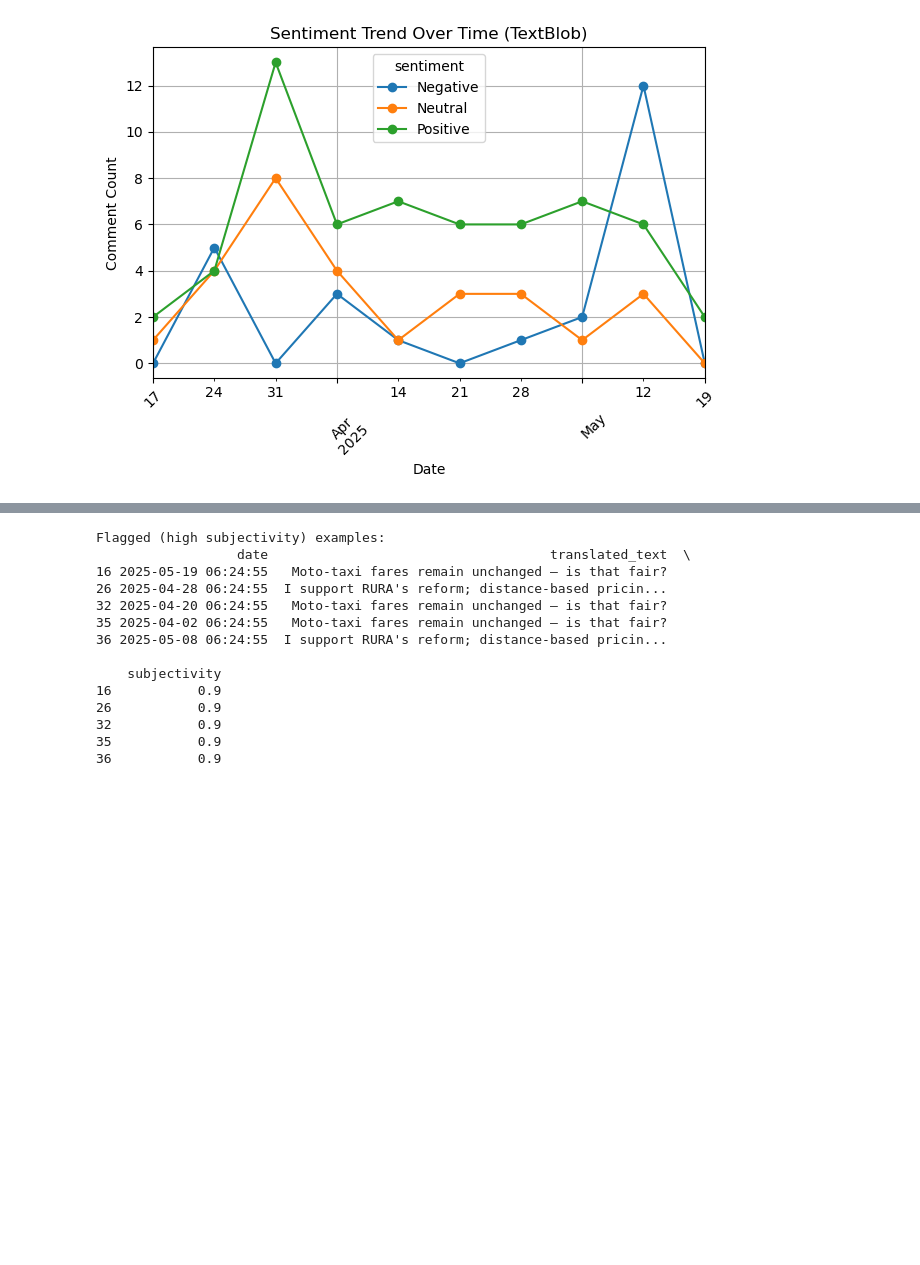
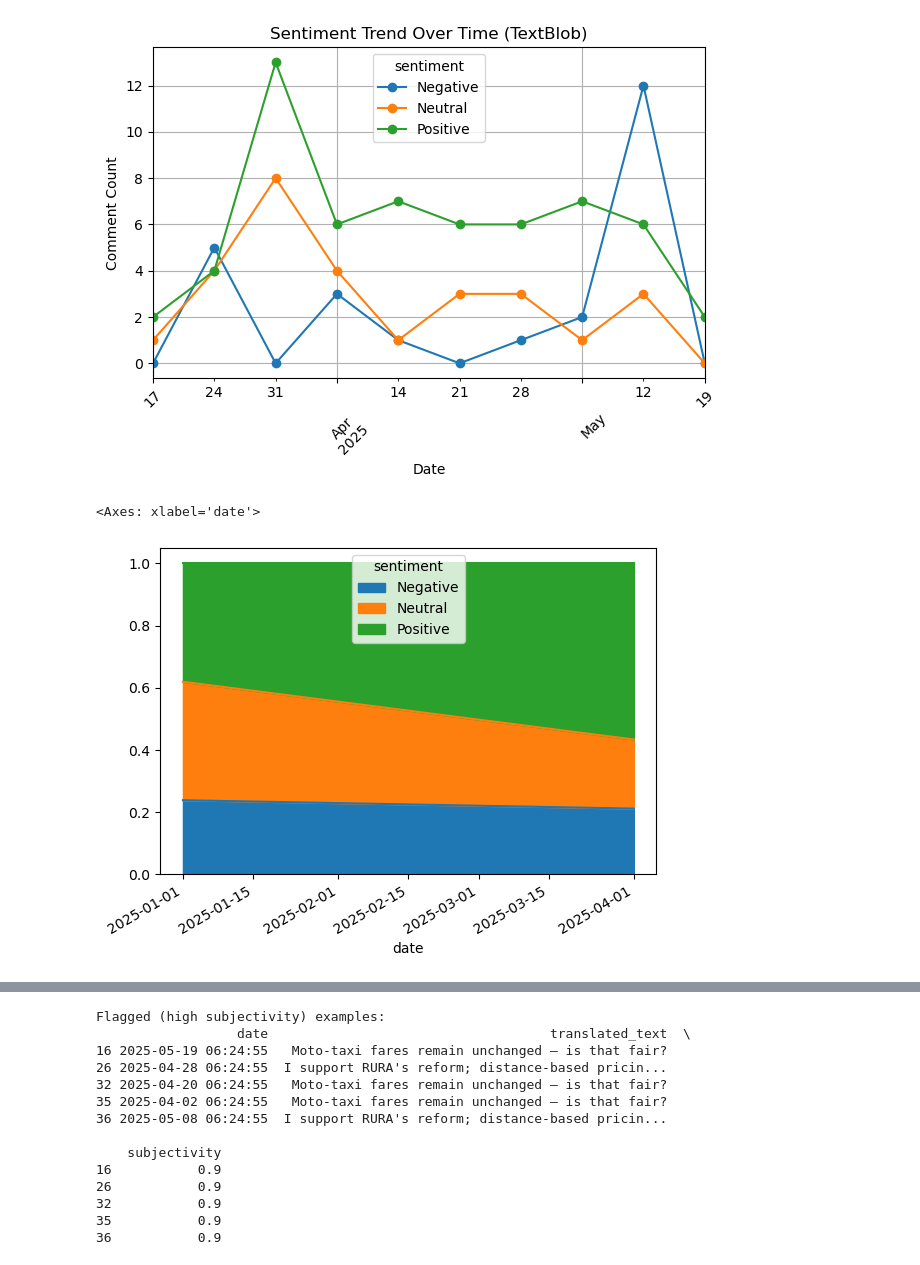
Before and after one commit to abmuvunyi/FareReformInsights, a Jupyter notebook: analysis/sentiment_analysis.ipynb, the cells around one changed output, grey strips where cells are left out. Saved outputs shown, nothing was run; the diff lists cells and outputs as text; code cells hidden in the pictures; blank space fills up the shorter version.

```diff
--- a/analysis/sentiment_analysis.ipynb
+++ b/analysis/sentiment_analysis.ipynb
@@ -67,3 +67,8 @@ plt.show()
 4  RT @_Yanoh: The way Kagame talks you wouldn't ...   en  Negative
 <Figure size 1000x600 with 0 Axes>
 [figure]
+# %%
+sentiment_percentages.plot.area()
+# %% [output]
+<Axes: xlabel='date'>
+[figure, added]
```
Also changed, not shown: parts of 14 cells of this notebook, 3 other files.
